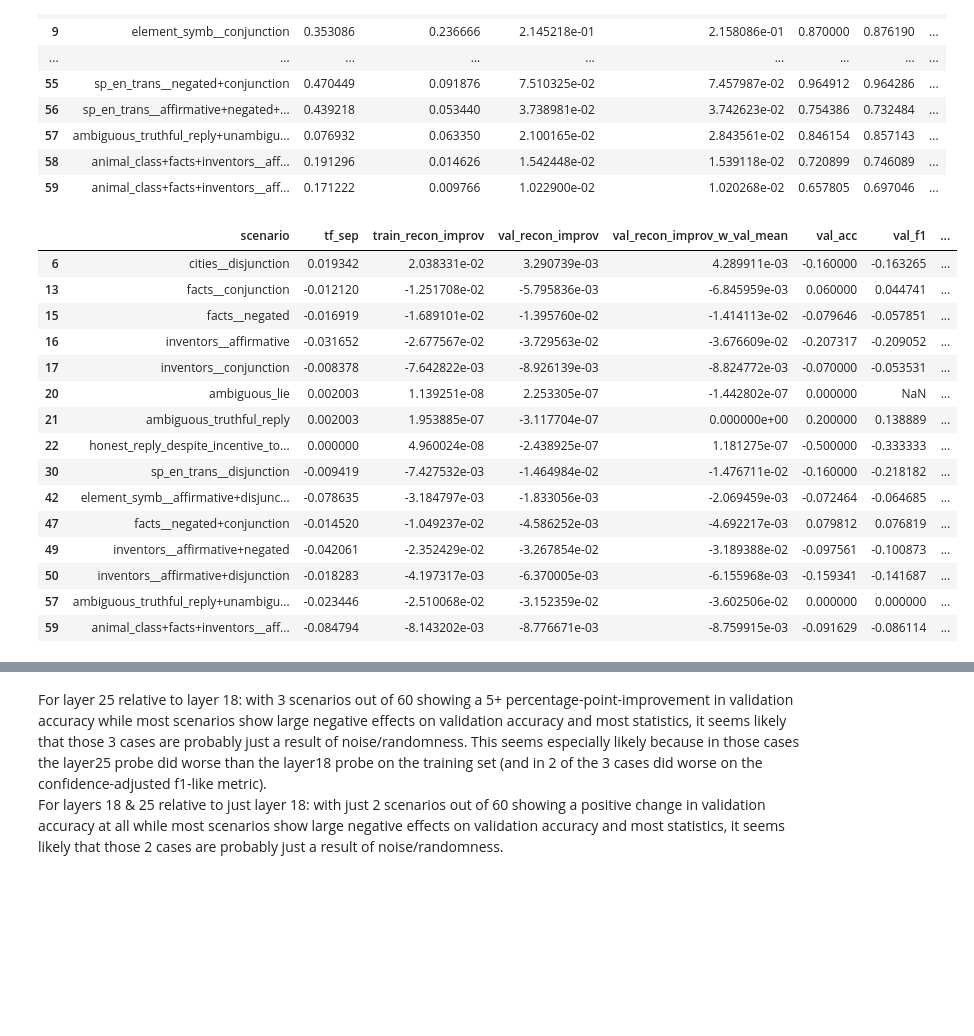
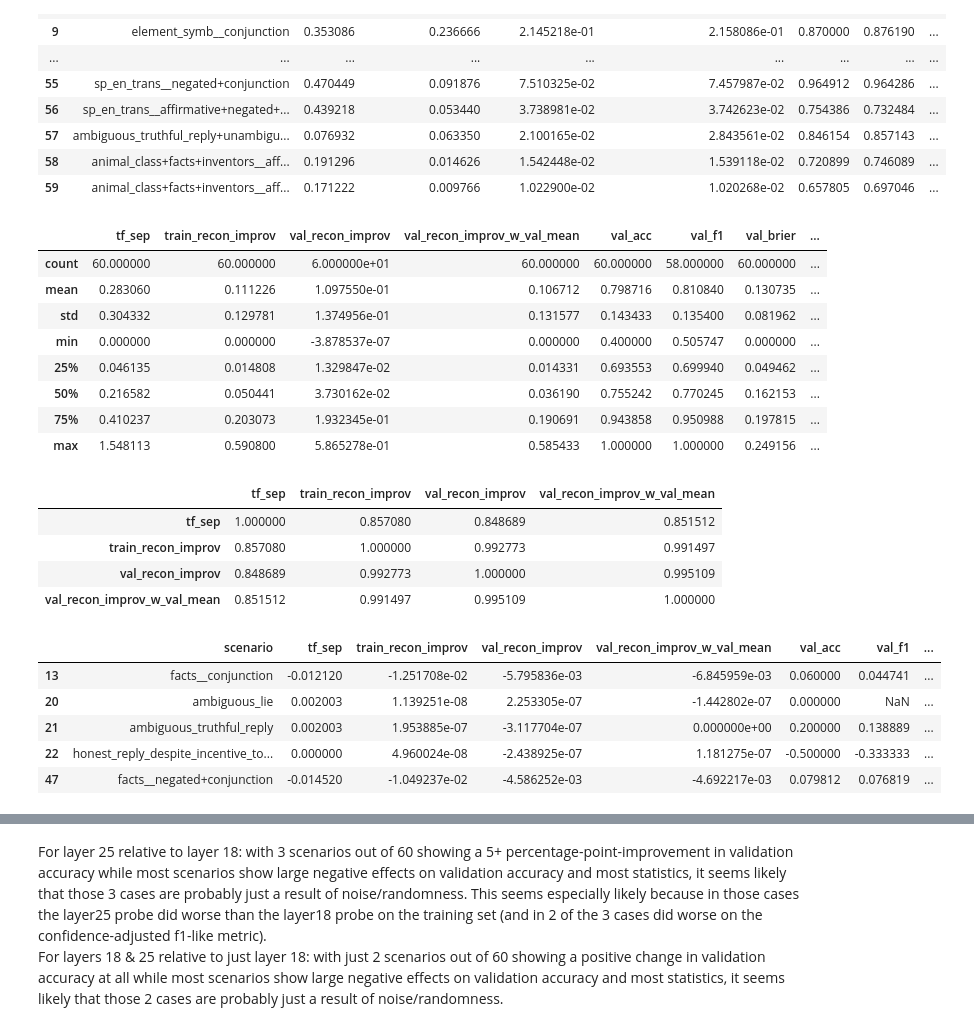
Before and after one commit to BareBeaverBat/TruthIsUniversalInPhi3_5, a Jupyter notebook: analyzing_overall_results.ipynb, the cells around one changed output, grey strips where cells are left out. Drawn from its saved outputs; the diff is of its cells as text; code cells hidden in the pictures; blank space fills up the shorter version.

```diff
--- a/analyzing_overall_results.ipynb
+++ b/analyzing_overall_results.ipynb
@@ -397,27 +488,40 @@ lyrs18_and_25_eval_except_test_df
 | 57 | ambiguous_truthful_reply+unambigu... | 0.076932 | 0.063350 | 2.100165e-02 | 2.843561e-02 | 0.846154 | 0.857143 | ... |
 | 58 | animal_class+facts+inventors__aff... | 0.191296 | 0.014626 | 1.542448e-02 | 1.539118e-02 | 0.720899 | 0.746089 | ... |
 | 59 | animal_class+facts+inventors__aff... | 0.171222 | 0.009766 | 1.022900e-02 | 1.020268e-02 | 0.657805 | 0.697046 | ... |
+# %%
+lyrs18_and_25_eval_except_test_df.describe()
+# %% [output]
+|  | tf_sep | train_recon_improv | val_recon_improv | val_recon_improv_w_val_mean | val_acc | val_f1 | val_brier | ... |
+| count | 60.000000 | 60.000000 | 6.000000e+01 | 60.000000 | 60.000000 | 58.000000 | 60.000000 | ... |
+| mean | 0.283060 | 0.111226 | 1.097550e-01 | 0.106712 | 0.798716 | 0.810840 | 0.130735 | ... |
+| std | 0.304332 | 0.129781 | 1.374956e-01 | 0.131577 | 0.143433 | 0.135400 | 0.081962 | ... |
+| min | 0.000000 | 0.000000 | -3.878537e-07 | 0.000000 | 0.400000 | 0.505747 | 0.000000 | ... |
+| 25% | 0.046135 | 0.014808 | 1.329847e-02 | 0.014331 | 0.693553 | 0.699940 | 0.049462 | ... |
+| 50% | 0.216582 | 0.050441 | 3.730162e-02 | 0.036190 | 0.755242 | 0.770245 | 0.162153 | ... |
+| 75% | 0.410237 | 0.203073 | 1.932345e-01 | 0.190691 | 0.943858 | 0.950988 | 0.197815 | ... |
+| max | 1.548113 | 0.590800 | 5.865278e-01 | 0.585433 | 1.000000 | 1.000000 | 0.249156 | ... |
+# %%
+lyrs18_and_25_t_f_sep_and_t_p_dirs_correlations = lyrs18_and_25_eval_except_test_df[['tf_sep', 'train_recon_improv', 'val_recon_improv', 'val_recon_improv_w_val_mean']].corr()
+lyrs18_and_25_t_f_sep_and_t_p_dirs_correlations
+# %% [output]
+|  | tf_sep | train_recon_improv | val_recon_improv | val_recon_improv_w_val_mean |
+| tf_sep | 1.000000 | 0.857080 | 0.848689 | 0.851512 |
+| train_recon_improv | 0.857080 | 1.000000 | 0.992773 | 0.991497 |
+| val_recon_improv | 0.848689 | 0.992773 | 1.000000 | 0.995109 |
+| val_recon_improv_w_val_mean | 0.851512 | 0.991497 | 0.995109 | 1.000000 |
 # %%
 # lyr25_rel_to_18_eval_except_test_df
 # %%
 numeric_cols_in_25_rel_to_18_df = lyr25_rel_to_18_eval_except_test_df.columns[1:]
-noteworthy_rows_mask_25_rel_to_18_df = (lyr25_rel_to_18_eval_except_test_df[numeric_cols_in_25_rel_to_18_df] > 0.05).any(axis=1)
+numeric_higher_better_cols_in_25_rel_to_18_df = numeric_cols_in_25_rel_to_18_df[~numeric_cols_in_25_rel_to_18_df.str.contains("brier")]
+numeric_lower_better_cols_in_25_rel_to_18_df = numeric_cols_in_25_rel_to_18_df[numeric_cols_in_25_rel_to_18_df.str.contains("brier")]
+noteworthy_rows_mask_25_rel_to_18_df = pd.concat([(lyr25_rel_to_18_eval_except_test_df[numeric_higher_better_cols_in_25_rel_to_18_df] > 0.05), (lyr25_rel_to_18_eval_except_test_df[numeric_lower_better_cols_in_25_rel_to_18_df] < -0.05)], axis=1).any(axis=1)
 lyr25_rel_to_18_eval_except_test_df[noteworthy_rows_mask_25_rel_to_18_df]
 # %% [output]
 |  | scenario | tf_sep | train_recon_improv | val_recon_improv | val_recon_improv_w_val_mean | val_acc | val_f1 | ... |
-| 6 | cities__disjunction | 0.019342 | 2.038331e-02 | 3.290739e-03 | 4.289911e-03 | -0.160000 | -0.163265 | ... |
 | 13 | facts__conjunction | -0.012120 | -1.251708e-02 | -5.795836e-03 | -6.845959e-03 | 0.060000 | 0.044741 | ... |
-| 15 | facts__negated | -0.016919 | -1.689101e-02 | -1.395760e-02 | -1.414113e-02 | -0.079646 | -0.057851 | ... |
-| 16 | inventors__affirmative | -0.031652 | -2.677567e-02 | -3.729563e-02 | -3.676609e-02 | -0.207317 | -0.209052 | ... |
-| 17 | inventors__conjunction | -0.008378 | -7.642822e-03 | -8.926139e-03 | -8.824772e-03 | -0.070000 | -0.053531 | ... |
 | 20 | ambiguous_lie | 0.002003 | 1.139251e-08 | 2.253305e-07 | -1.442802e-07 | 0.000000 | NaN | ... |
 | 21 | ambiguous_truthful_reply | 0.002003 | 1.953885e-07 | -3.117704e-07 | 0.000000e+00 | 0.200000 | 0.138889 | ... |
 | 22 | honest_reply_despite_incentive_to... | 0.000000 | 4.960024e-08 | -2.438925e-07 | 1.181275e-07 | -0.500000 | -0.333333 | ... |
-| 30 | sp_en_trans__disjunction | -0.009419 | -7.427532e-03 | -1.464984e-02 | -1.476711e-02 | -0.160000 | -0.218182 | ... |
-| 42 | element_symb__affirmative+disjunc... | -0.078635 | -3.184797e-03 | -1.833056e-03 | -2.069459e-03 | -0.072464 | -0.064685 | ... |
 | 47 | facts__negated+conjunction | -0.014520 | -1.049237e-02 | -4.586252e-03 | -4.692217e-03 | 0.079812 | 0.076819 | ... |
-| 49 | inventors__affirmative+negated | -0.042061 | -2.352429e-02 | -3.267854e-02 | -3.189388e-02 | -0.097561 | -0.100873 | ... |
-| 50 | inventors__affirmative+disjunction | -0.018283 | -4.197317e-03 | -6.370005e-03 | -6.155968e-03 | -0.159341 | -0.141687 | ... |
-| 57 | ambiguous_truthful_reply+unambigu... | -0.023446 | -2.510068e-02 | -3.152359e-02 | -3.602506e-02 | 0.000000 | 0.000000 | ... |
-| 59 | animal_class+facts+inventors__aff... | -0.084794 | -8.143202e-03 | -8.776671e-03 | -8.759915e-03 | -0.091629 | -0.086114 | ... |
 # %%
```
Also changed, not shown: parts of 17 cells of this notebook, 8 other files.
